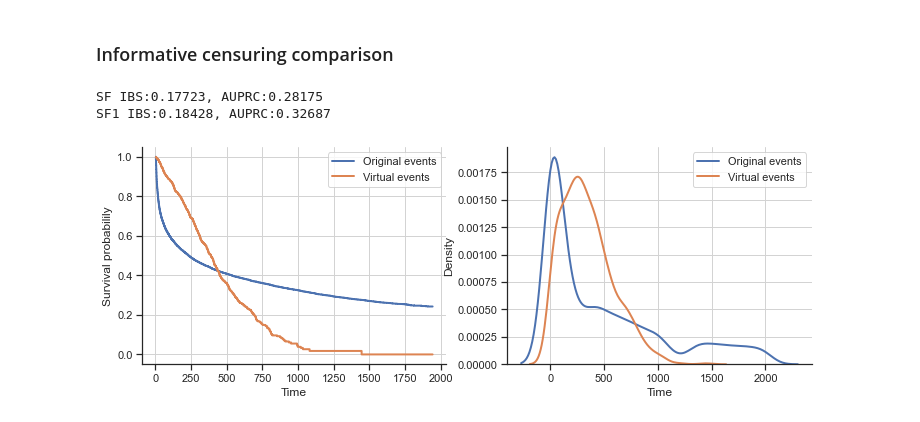
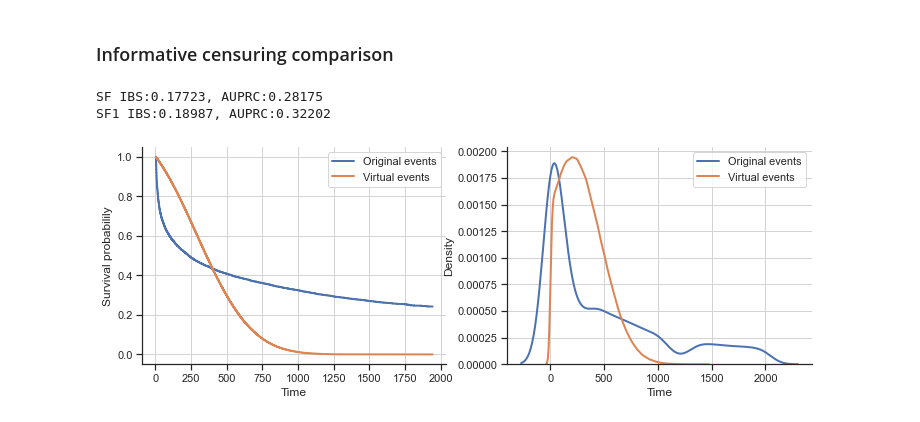
Before and after one commit to iuliivasilev/dev-survivors, a Jupyter notebook: demonstration/Articles/DistributionOfVirtualEvents/TableResults.ipynb, the cells around one changed output. Saved outputs shown, nothing was run; the diff lists cells and outputs as text; code cells hidden in the pictures.

```diff
--- a/demonstration/Articles/DistributionOfVirtualEvents/TableResults.ipynb
+++ b/demonstration/Articles/DistributionOfVirtualEvents/TableResults.ipynb
@@ -103,13 +103,16 @@ class KaplanMeierZeroAfterTh(KaplanMeier):
 
     def fit(self, durations, right_censor, weights=None):
         params = self.d_type.fit(durations[right_censor == 1])
-        self.durs = self.d_type.rvs(*params, size=1000, random_state=42)
-        self.events = np.random.choice(right_censor, size=1000, replace=True)
+        params = list(params)
+        params[1] = params[1] / np.sqrt(1.5)
+        self.durs = self.d_type.rvs(*params, size=1000000, random_state=42)
+        self.events = np.random.choice(right_censor, size=1000000, replace=True)
 #         self.durs = np.hstack([durations.copy(), self.durs])
 #         self.events = np.hstack([right_censor.copy(), self.events])
 
-        self.events = self.events[self.durs > 0]
-        self.durs = self.durs[self.durs > 0]
+        ind = (self.durs >= durations.min()) & (self.durs <= durations.max())
+        self.events = self.events[ind]
+        self.durs = self.durs[ind]
         super().fit(self.durs, self.events)
 
     def survival_function_at_times(self, times):
@@ -126,32 +129,32 @@ km = KaplanMeierZeroAfter()
 km.fit(y_["time"], y_["cens"])
 sf = km.survival_function_at_times(bins_HO)
 
 km1 = KaplanMeierZeroAfterTh(stats.norm)
 km1.fit(y_["time"], y_["cens"])
 sf1 = km1.survival_function_at_times(bins_HO)
 
 ibs_sf = metr.ibs_remain(y, y_, np.repeat(sf[np.newaxis, :], X_.shape[0], axis=0), bins_HO)
 ibs_sf1 = metr.ibs_remain(y, y_, np.repeat(sf1[np.newaxis, :], X_.shape[0], axis=0), bins_HO)
 
 auprc_sf = metr.auprc(y, y_, np.repeat(sf[np.newaxis, :], X_.shape[0], axis=0), bins_HO)
 auprc_sf1 = metr.auprc(y, y_, np.repeat(sf1[np.newaxis, :], X_.shape[0], axis=0), bins_HO)
 
 fig, axes = plt.subplots(1, 2, figsize=(12, 4))
 
 axes[0].step(bins_HO, sf, label="Original events")
 axes[0].step(bins_HO, sf1, label="Virtual events")
 axes[0].legend()
 
 sns.kdeplot(km.durs, ax=axes[1], label="Original events")
 sns.kdeplot(km1.durs, ax=axes[1], label="Virtual events")
 axes[1].legend()
 
 axes[0].set_xlabel("Time")
 axes[0].set_ylabel("Survival probabilily")
 axes[1].set_xlabel("Time")
 print(f"SF IBS:{ibs_sf:.5f}, AUPRC:{auprc_sf:.5f}")
 print(f"SF1 IBS:{ibs_sf1:.5f}, AUPRC:{auprc_sf1:.5f}")
 # %% [output]
 SF IBS:0.17723, AUPRC:0.28175
-SF1 IBS:0.18428, AUPRC:0.32687
+SF1 IBS:0.18987, AUPRC:0.32202
-[figure, old version]
+[figure, new version]
```
Also changed, not shown: parts of 13 cells of this notebook.
